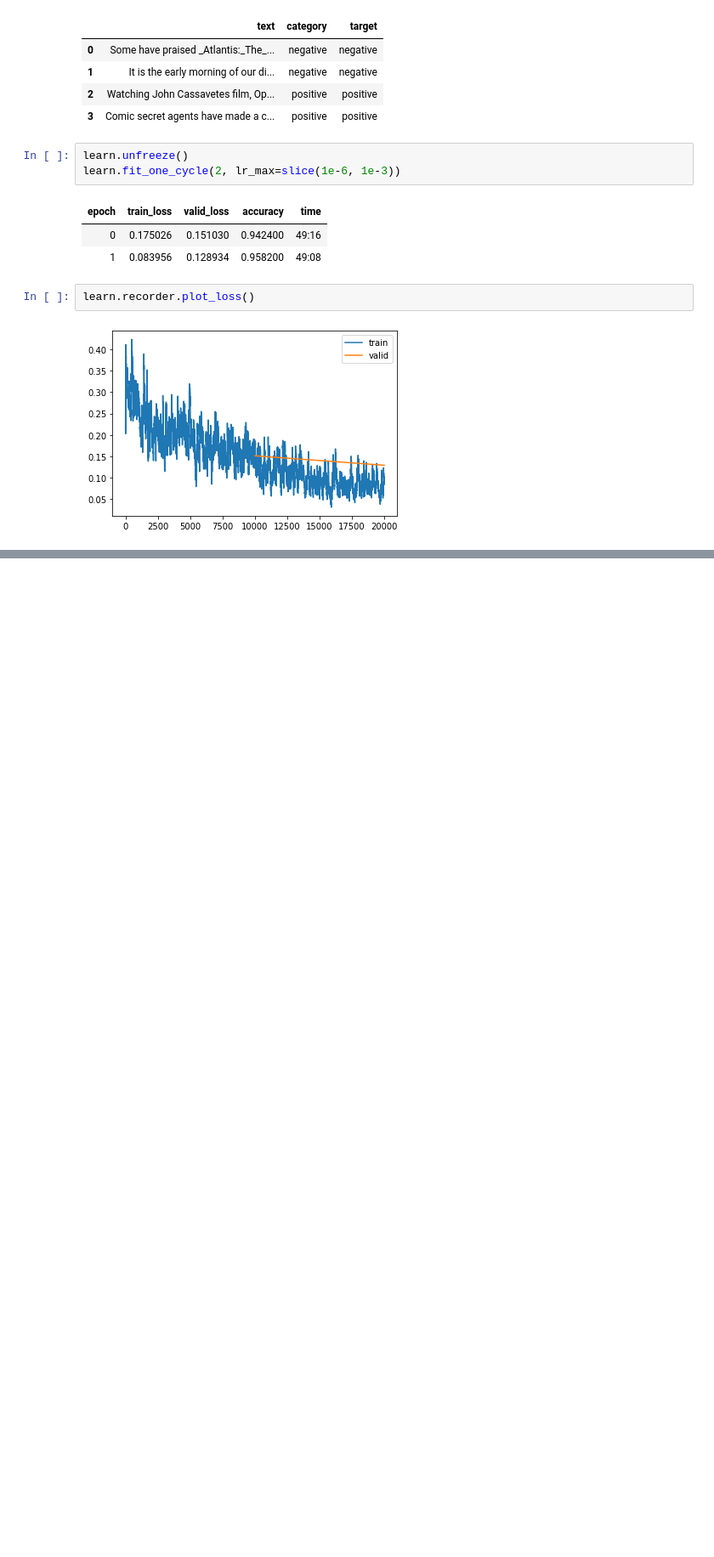
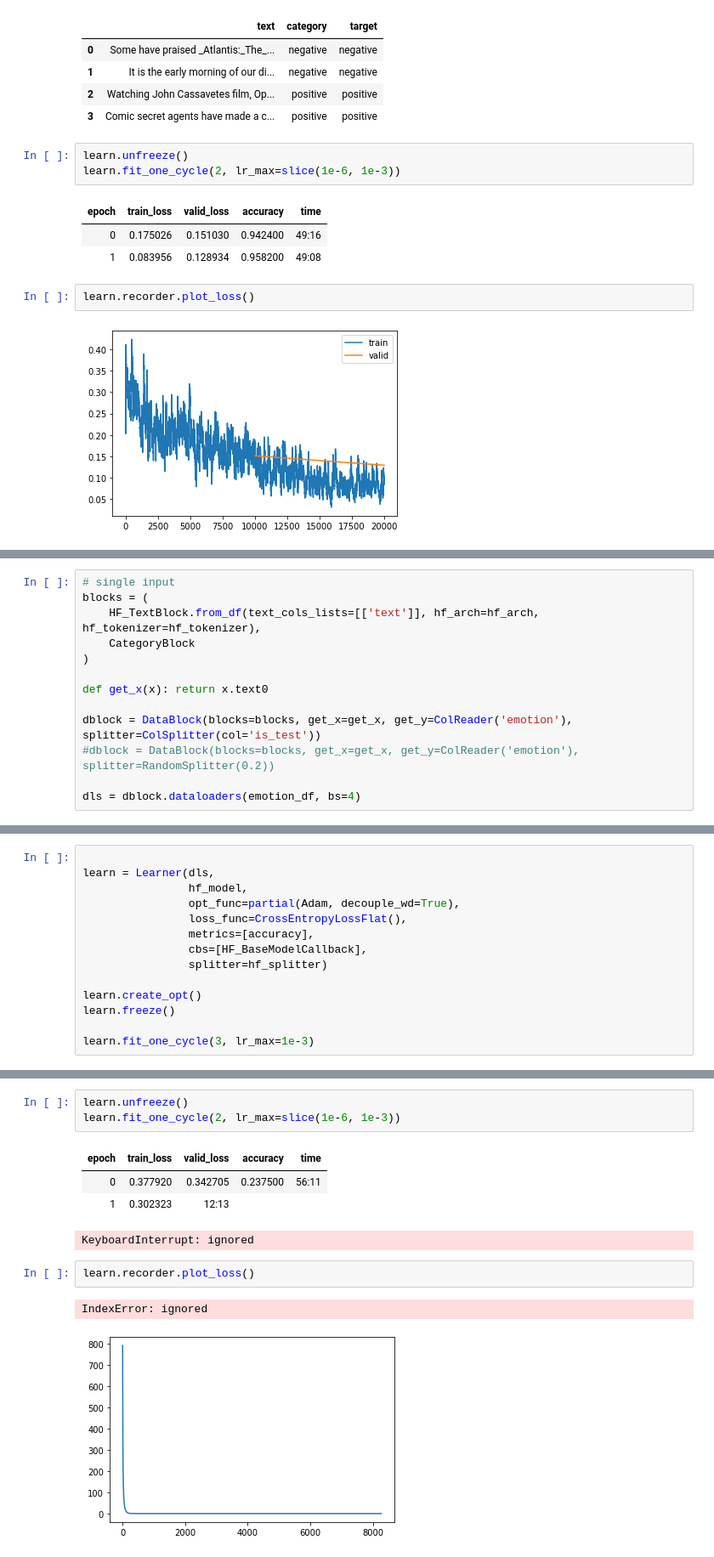
Before and after one commit to binliu0630/Deep_Learning, a Jupyter notebook: Fastai_Transfomers_inspired_by_blurr.ipynb, the cells around one changed output, grey strips where cells are left out. Shown: that part at 85% size. Cells and saved outputs as stored; diff of their text form; blank space fills up the shorter version.

```diff
--- a/Fastai_Transfomers_inspired_by_blurr.ipynb
+++ b/Fastai_Transfomers_inspired_by_blurr.ipynb
@@ -532,0 +592,13 @@ learn.recorder.plot_loss()
+# %%
+# single input
+blocks = (
+    HF_TextBlock.from_df(text_cols_lists=[['text']], hf_arch=hf_arch, hf_tokenizer=hf_tokenizer),
+    CategoryBlock
+)
+
+def get_x(x): return x.text0
+
+dblock = DataBlock(blocks=blocks, get_x=get_x, get_y=ColReader('emotion'), splitter=ColSplitter(col='is_test'))
+#dblock = DataBlock(blocks=blocks, get_x=get_x, get_y=ColReader('emotion'), splitter=RandomSplitter(0.2))
+
+dls = dblock.dataloaders(emotion_df, bs=4)
@@ -532,0 +615,14 @@ learn.recorder.plot_loss()
+# %%
+
+learn = Learner(dls,
+                hf_model,
+                opt_func=partial(Adam, decouple_wd=True),
+                loss_func=CrossEntropyLossFlat(),
+                metrics=[accuracy],
+                cbs=[HF_BaseModelCallback],
+                splitter=hf_splitter)
+
+learn.create_opt()
+learn.freeze()
+
+learn.fit_one_cycle(3, lr_max=1e-3)
@@ -532,0 +644,13 @@ learn.recorder.plot_loss()
+# %%
+learn.unfreeze()
+learn.fit_one_cycle(2, lr_max=slice(1e-6, 1e-3))
+# %% [output]
+| epoch | train_loss | valid_loss | accuracy | time |
+| 0 | 0.377920 | 0.342705 | 0.237500 | 56:11 |
+| 1 | 0.302323 | 12:13 |
+KeyboardInterrupt: ignored
+# %%
+learn.recorder.plot_loss()
+# %% [output]
+IndexError: ignored
+[figure, added]
```
Also changed, not shown: parts of 22 cells of this notebook.
